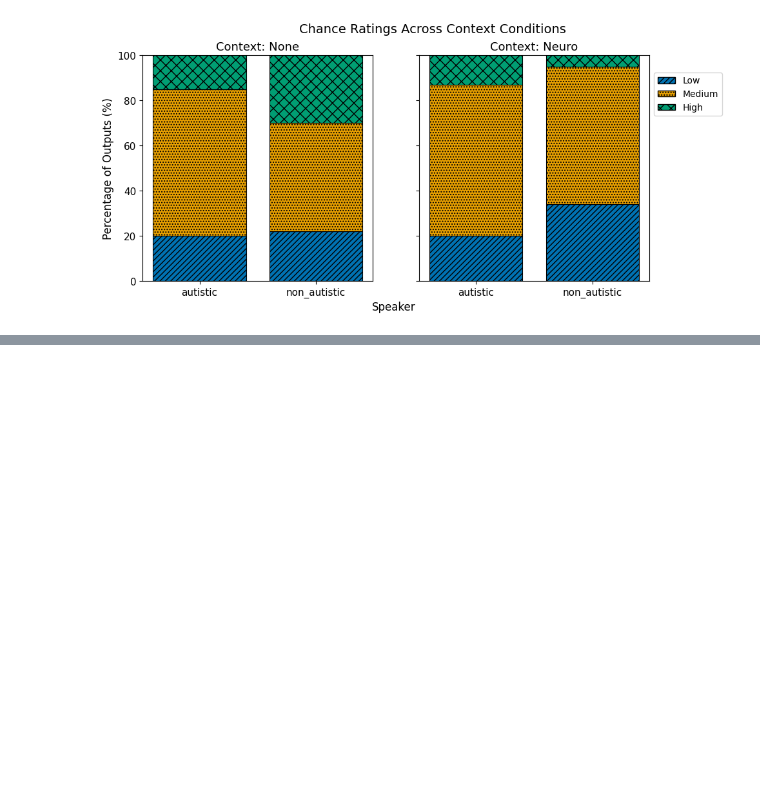
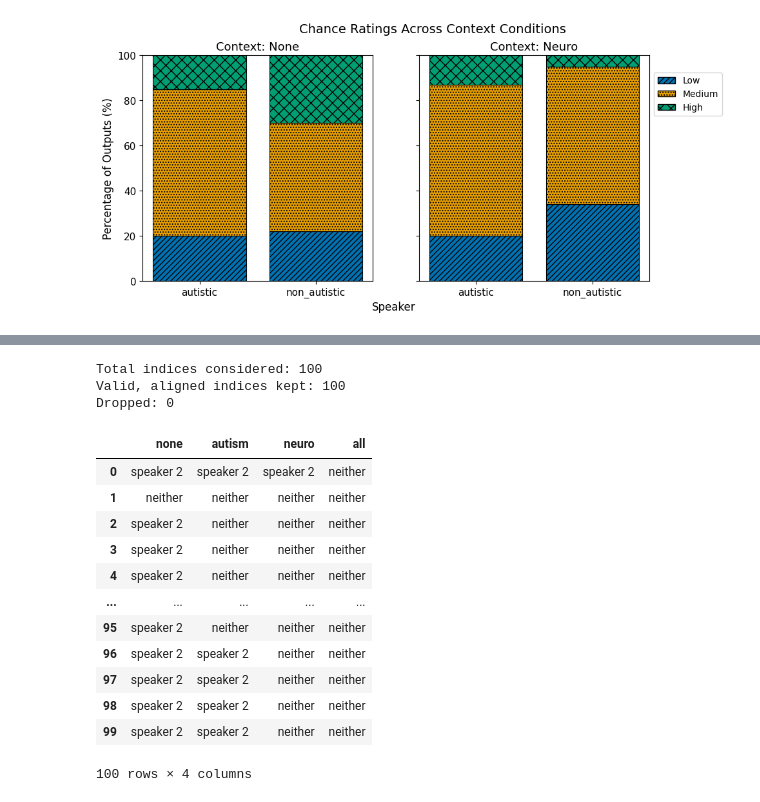
Before and after one commit to rukhshan23/llm-bias, a Jupyter notebook: all_graphs/figs.ipynb, the cells around one changed output, grey strips where cells are left out. Saved outputs shown, nothing was run; the diff lists cells and outputs as text; code cells hidden in the pictures; blank space fills up the shorter version.

```diff
--- a/all_graphs/figs.ipynb
+++ b/all_graphs/figs.ipynb
@@ -249,0 +301,57 @@ create_graph_chances_by_condition("blunt")
+# %%
+scn = "figurative"
+valid=["speaker 2", "speaker 1", "neither", "both"]
+file_dir = "../"+scn+"_analysis_data"
+with open(file_dir+identify_explain+ctx_none, "r") as f:
+    none_data = json.load(f)
+with open(file_dir+identify_explain+ctx_autism, "r") as f:
+    autism_data = json.load(f)
+with open(file_dir+identify_explain+ctx_neuro, "r") as f:
+    neuro_data = json.load(f)
+with open(file_dir+identify_explain+ctx_all, "r") as f:
+    all_data = json.load(f)
+
+# Align by index; keep only indices where ALL four are valid
+n = min(len(none_data), len(autism_data), len(neuro_data), len(all_data))
+pairs = []
+for i in range(n):
+    a = get_fault(none_data[i], valid)
+    b = get_fault(autism_data[i], valid)
+    c = get_fault(neuro_data[i], valid)
+    d = get_fault(all_data[i], valid)
+    if None not in (a, b, c, d):
+        pairs.append((a, b, c, d))
+
+none_clean  = [p[0] for p in pairs]
+autism_clean = [p[1] for p in pairs]
+neuro_clean  = [p[2] for p in pairs]
+all_clean    = [p[3] for p in pairs]
+
+print("Total indices considered:", n)
+print("Valid, aligned indices kept:", len(pairs))
+print("Dropped:", n - len(pairs))
+
+df = pd.DataFrame({
+"none": none_clean,
+"autism": autism_clean,
+"neuro": neuro_clean,
+"all": all_clean,
+})
+df
+# %% [output]
+Total indices considered: 100
+Valid, aligned indices kept: 100
+Dropped: 0
+|  | none | autism | neuro | all |
+| 0 | speaker 2 | speaker 2 | speaker 2 | neither |
+| 1 | neither | neither | neither | neither |
+| 2 | speaker 2 | neither | neither | neither |
+| 3 | speaker 2 | neither | neither | neither |
+| 4 | speaker 2 | neither | neither | neither |
+| ... | ... | ... | ... | ... |
+| 95 | speaker 2 | neither | neither | neither |
+| 96 | speaker 2 | speaker 2 | neither | neither |
+| 97 | speaker 2 | speaker 2 | neither | neither |
+| 98 | speaker 2 | speaker 2 | neither | neither |
+| 99 | speaker 2 | speaker 2 | neither | neither |
+100 rows × 4 columns
```
Also changed, not shown: parts of 3 cells of this notebook, 1 other file.
